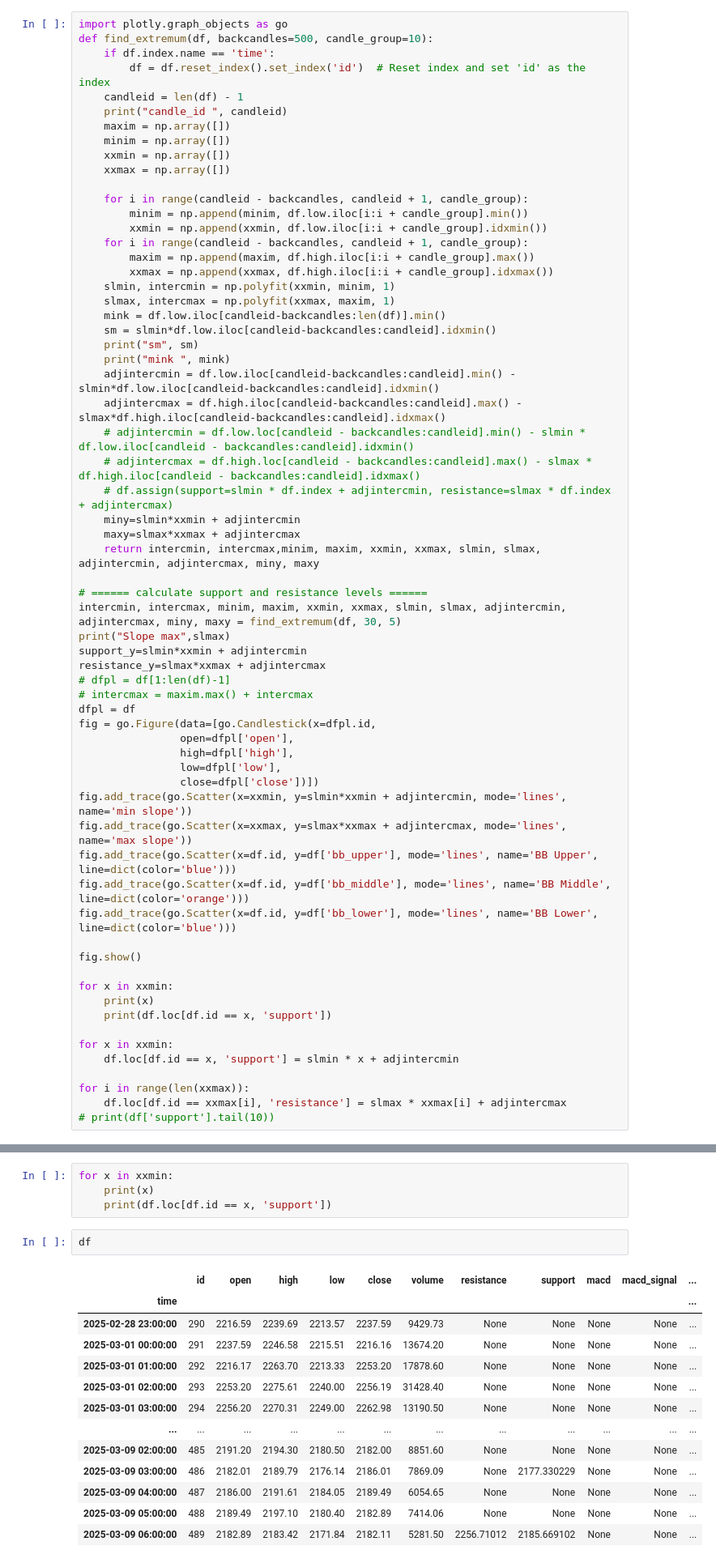
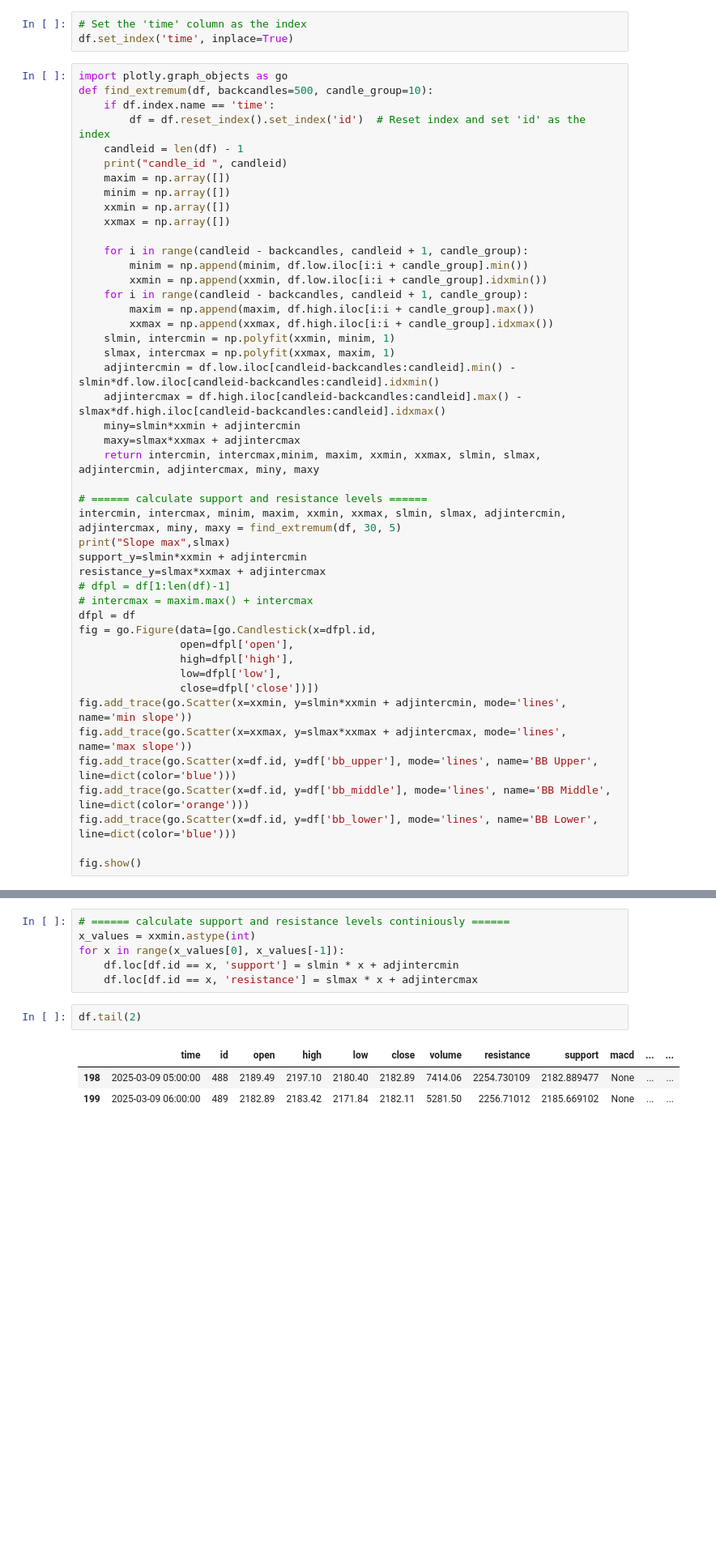
Before and after one commit to Generjet/binance_trader, a Jupyter notebook: crypto_chart_app/channell_trade.ipynb, the cells around one changed output, grey strips where cells are left out. Shown at 81% size. Drawn from its saved outputs; the diff is of its cells as text; blank space fills up the shorter version.

```diff
--- a/crypto_chart_app/channell_trade.ipynb
+++ b/crypto_chart_app/channell_trade.ipynb
@@ -285,6 +285,9 @@ df.tail()
 | 2025-03-09 05:00:00 | 488 | 2189.49 | 2197.10 | 2180.40 | 2182.89 | 7414.06 | None | None | None | None | ... |
 | 2025-03-09 06:00:00 | 489 | 2182.89 | 2183.42 | 2171.84 | 2182.11 | 5281.50 | None | None | None | None | ... |
 5 rows × 32 columns
+# %%
+# Set the 'time' column as the index
+df.set_index('time', inplace=True)
 # %%
 import plotly.graph_objects as go
 def find_extremum(df, backcandles=500, candle_group=10):
@@ -305,15 +308,8 @@ def find_extremum(df, backcandles=500, candle_group=10):
         xxmax = np.append(xxmax, df.high.iloc[i:i + candle_group].idxmax())
     slmin, intercmin = np.polyfit(xxmin, minim, 1)
     slmax, intercmax = np.polyfit(xxmax, maxim, 1)
-    mink = df.low.iloc[candleid-backcandles:len(df)].min()
-    sm = slmin*df.low.iloc[candleid-backcandles:candleid].idxmin()
-    print("sm", sm)
-    print("mink ", mink)
     adjintercmin = df.low.iloc[candleid-backcandles:candleid].min() - slmin*df.low.iloc[candleid-backcandles:candleid].idxmin()
     adjintercmax = df.high.iloc[candleid-backcandles:candleid].max() - slmax*df.high.iloc[candleid-backcandles:candleid].idxmax()
-    # adjintercmin = df.low.loc[candleid - backcandles:candleid].min() - slmin * df.low.iloc[candleid - backcandles:candleid].idxmin()
-    # adjintercmax = df.high.loc[candleid - backcandles:candleid].max() - slmax * df.high.iloc[candleid - backcandles:candleid].idxmax()
-    # df.assign(support=slmin * df.index + adjintercmin, resistance=slmax * df.index + adjintercmax)
     miny=slmin*xxmin + adjintercmin
     maxy=slmax*xxmax + adjintercmax
     return intercmin, intercmax,minim, maxim, xxmin, xxmax, slmin, slmax, adjintercmin, adjintercmax, miny, maxy
@@ -338,16 +334,5 @@ fig.add_trace(go.Scatter(x=df.id, y=df['bb_middle'], mode='lines', name='BB Midd
 fig.add_trace(go.Scatter(x=df.id, y=df['bb_lower'], mode='lines', name='BB Lower', line=dict(color='blue')))
 
 fig.show()
-
-for x in xxmin:
-    print(x)
-    print(df.loc[df.id == x, 'support'])
-
-for x in xxmin:
-    df.loc[df.id == x, 'support'] = slmin * x + adjintercmin
-
-for i in range(len(xxmax)):
-    df.loc[df.id == xxmax[i], 'resistance'] = slmax * xxmax[i] + adjintercmax
-# print(df['support'].tail(10))
 # %% [output]
 candle_id  199
@@ -370,20 +340,12 @@ Name: support, dtype: object
-# %%
-for x in xxmin:
-    print(x)
-    print(df.loc[df.id == x, 'support'])
+# %%
+# ====== calculate support and resistance levels continiously ======
+x_values = xxmin.astype(int)
+for x in range(x_values[0], x_values[-1]):
+    df.loc[df.id == x, 'support'] = slmin * x + adjintercmin
+    df.loc[df.id == x, 'resistance'] = slmax * x + adjintercmax
 # %%
-df
+df.tail(2)
 # %% [output]
-|  | id | open | high | low | close | volume | resistance | support | macd | macd_signal | ... |
-| time |  |  |  |  |  |  |  |  |  |  | ... |
-| 2025-02-28 23:00:00 | 290 | 2216.59 | 2239.69 | 2213.57 | 2237.59 | 9429.73 | None | None | None | None | ... |
-| 2025-03-01 00:00:00 | 291 | 2237.59 | 2246.58 | 2215.51 | 2216.16 | 13674.20 | None | None | None | None | ... |
-| 2025-03-01 01:00:00 | 292 | 2216.17 | 2263.70 | 2213.33 | 2253.20 | 17878.60 | None | None | None | None | ... |
-| 2025-03-01 02:00:00 | 293 | 2253.20 | 2275.61 | 2240.00 | 2256.19 | 31428.40 | None | None | None | None | ... |
-| 2025-03-01 03:00:00 | 294 | 2256.20 | 2270.31 | 2249.00 | 2262.98 | 13190.50 | None | None | None | None | ... |
-| ... | ... | ... | ... | ... | ... | ... | ... | ... | ... | ... | ... |
-| 2025-03-09 02:00:00 | 485 | 2191.20 | 2194.30 | 2180.50 | 2182.00 | 8851.60 | None | None | None | None | ... |
-| 2025-03-09 03:00:00 | 486 | 2182.01 | 2189.79 | 2176.14 | 2186.01 | 7869.09 | None | 2177.330229 | None | None | ... |
-| 2025-03-09 04:00:00 | 487 | 2186.00 | 2191.61 | 2184.05 | 2189.49 | 6054.65 | None | None | None | None | ... |
-| 2025-03-09 05:00:00 | 488 | 2189.49 | 2197.10 | 2180.40 | 2182.89 | 7414.06 | None | None | None | None | ... |
-| 2025-03-09 06:00:00 | 489 | 2182.89 | 2183.42 | 2171.84 | 2182.11 | 5281.50 | 2256.71012 | 2185.669102 | None | None | ... |
+|  | time | id | open | high | low | close | volume | resistance | support | macd | ... | ... |
+| 198 | 2025-03-09 05:00:00 | 488 | 2189.49 | 2197.10 | 2180.40 | 2182.89 | 7414.06 | 2254.730109 | 2182.889477 | None | ... | ... |
+| 199 | 2025-03-09 06:00:00 | 489 | 2182.89 | 2183.42 | 2171.84 | 2182.11 | 5281.50 | 2256.71012 | 2185.669102 | None | ... | ... |
```
Also changed, not shown: parts of 7 cells of this notebook.
